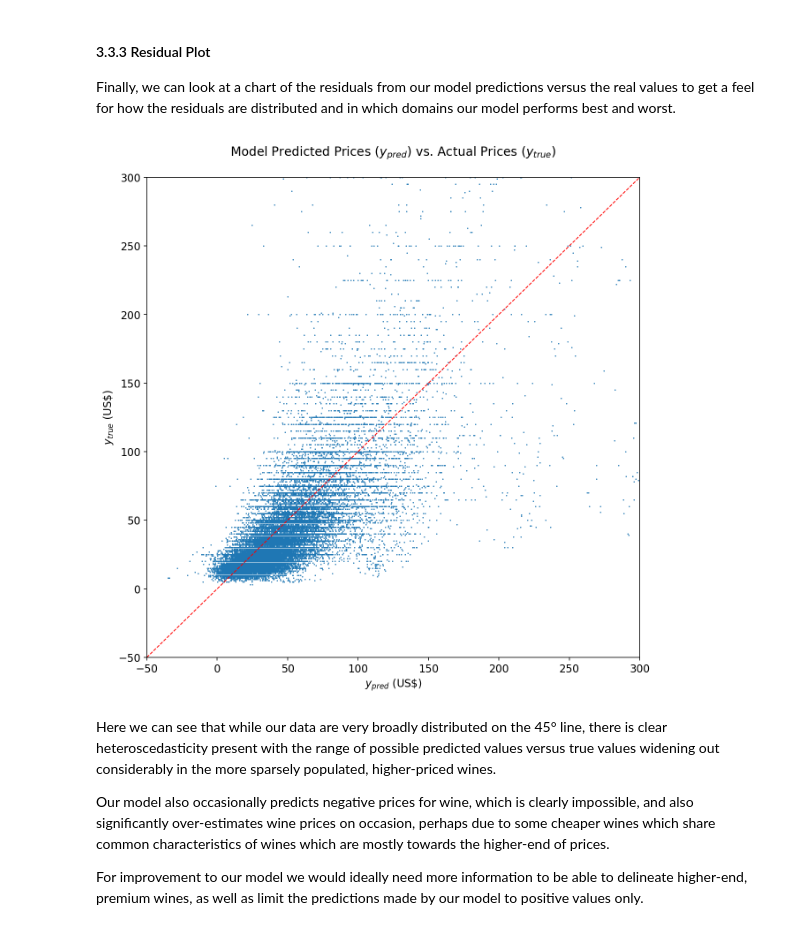
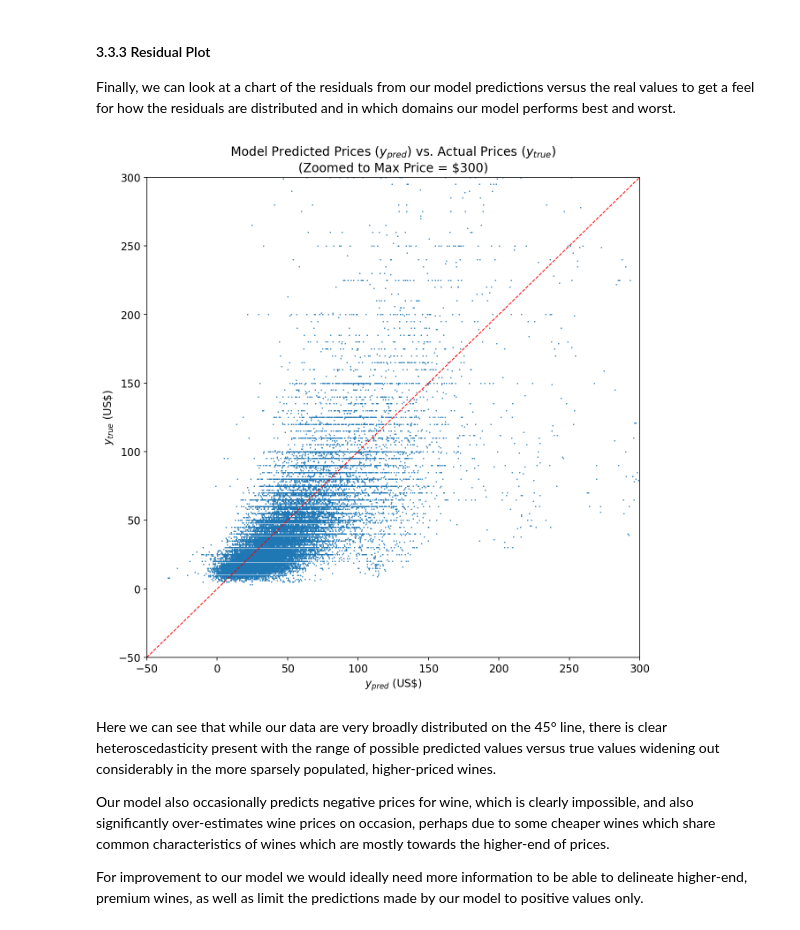
Before and after one commit to jelodge/GeneralAssemblyCapstone, a Jupyter notebook: Predicting_Wine_Prices.ipynb, the cells around one changed output. Saved outputs shown, nothing was run; the diff lists cells and outputs as text; code cells hidden in the pictures.

```diff
--- a/Predicting_Wine_Prices.ipynb
+++ b/Predicting_Wine_Prices.ipynb
@@ -1305,7 +1306,7 @@ stopwords = nltk.corpus.stopwords.words('english')
 
 # Remove any mentions of vintage as these should be captured by dummy variables
 # in the vintage field already
-vint_year = [str(i) for i in range(1900,2021,1)]
+vint_year = [str(i) for i in range(1900,2050,1)]
 
 # Other commonly occurring generic wine terms
 alt_words = ['wine','flavors','palate','aromas','drink','notes']
@@ -1704,23 +1705,23 @@ Finally, we can look at a chart of the residuals from our model predictions vers
 # %%
 sgd_predict = gsch_sgd.best_estimator_.predict(X)
 
 # To aid visualisation we are zooming into the more densely populated
 # domain of <$300 a bottle
 lim = 300
 
 fig,ax = plt.subplots(figsize=(10,10))
 ax.scatter(sgd_predict,y,marker=".",s=1)
 ax.plot([-50,lim],[-50,lim],color='r',lw=1,linestyle="--")
 ax.set_ylabel("$y_{true}$ (US\\$)",fontsize=12)
 ax.set_xlabel("$y_{pred}$ (US\\$)",fontsize=12)
 ax.set_xlim(-50,lim)
 ax.set_ylim(-50,lim)
-ax.set_title("Model Predicted Prices ($y_{pred}$) vs. Actual Prices ($y_{true}$)\n",fontsize=14)
+ax.set_title("Model Predicted Prices ($y_{pred}$) vs. Actual Prices ($y_{true}$)\n(Zoomed to Max Price = $300)",fontsize=14)
 plt.xticks(fontsize=12)
 plt.yticks(fontsize=12)
 plt.show()
 # %% [output]
-[figure, old version]
+[figure, new version]
 # %% [markdown]
 Here we can see that while our data are very broadly distributed on the 45&deg; line, there is clear heteroscedasticity present with the range of possible predicted values versus true values widening out considerably in the more sparsely populated, higher-priced wines.
 
```
Also changed, not shown: parts of 49 cells of this notebook, 7 other files.
